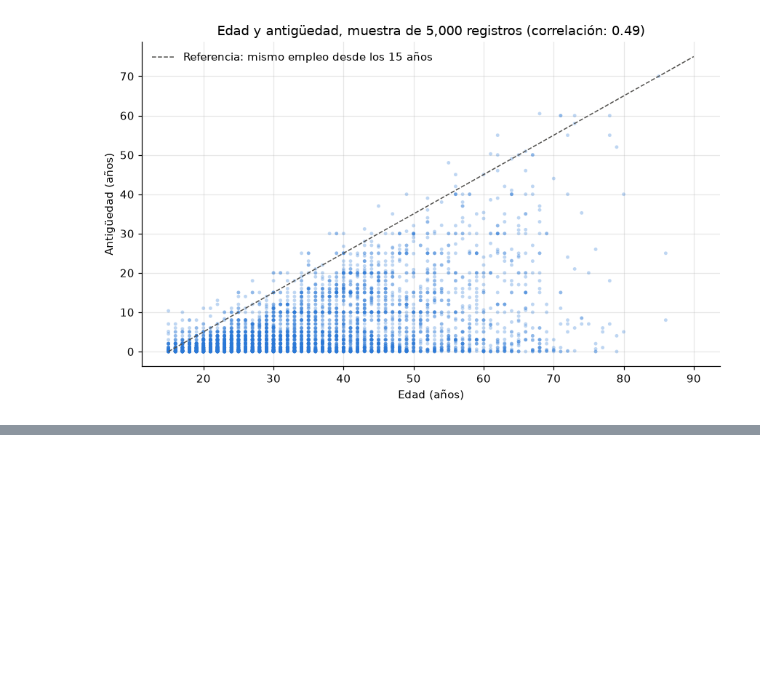
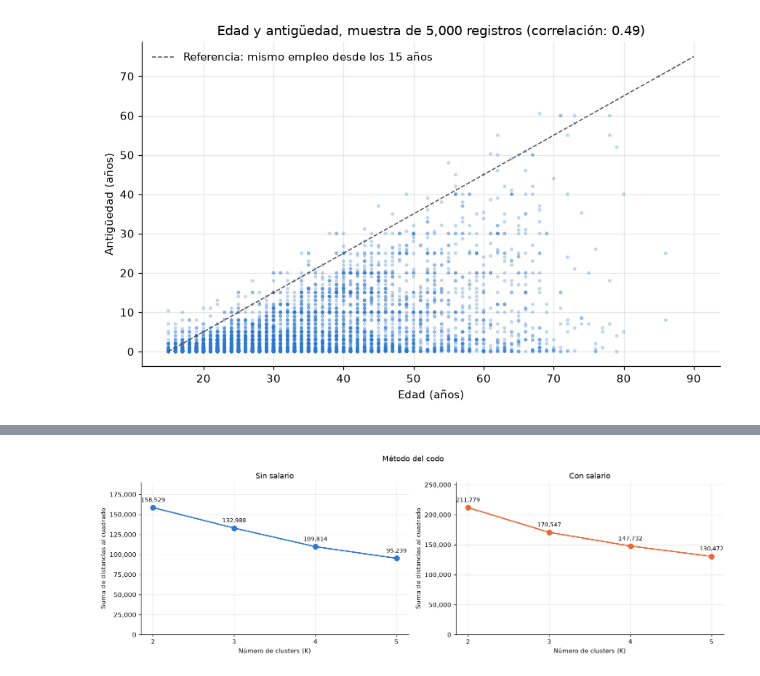
Before and after one commit to Bamo0507/Laboratorio_7_Intro_Spark, a Jupyter notebook: notebooks/lab7_spark_mllib.ipynb, the cells around one changed output, grey strips where cells are left out. Saved outputs shown, nothing was run; the diff lists cells and outputs as text; code cells hidden in the pictures; blank space fills up the shorter version.

```diff
--- a/notebooks/lab7_spark_mllib.ipynb
+++ b/notebooks/lab7_spark_mllib.ipynb
@@ -765,0 +847,19 @@ plt.show()
+# %%
+fig, ejes = plt.subplots(1, 2, figsize=(14, 4.6))
+for eje, (configuracion, color) in zip(ejes, [("Sin salario", AZUL), ("Con salario", NARANJA)]):
+    t = resultados_k[resultados_k["configuracion"] == configuracion]
+    eje.plot(t["k"], t["costo"], color=color, lw=2, marker="o", markersize=8)
+    for k, c in zip(t["k"], t["costo"]):
+        eje.annotate(f"{c:,.0f}", (k, c), textcoords="offset points", xytext=(0, 9), ha="center", fontsize=9)
+    eje.set_xticks(VALORES_K)
+    eje.set_ylim(0, t["costo"].max() * 1.2)
+    eje.set_title(configuracion)
+    eje.set_xlabel("Número de clusters (K)")
+    eje.set_ylabel("Suma de distancias al cuadrado")
+    eje.yaxis.set_major_formatter(mticker.StrMethodFormatter("{x:,.0f}"))
+
+fig.suptitle("Método del codo")
+plt.tight_layout()
+plt.show()
+# %% [output]
+[figure, added]
```
Also changed, not shown: parts of 10 cells of this notebook.
